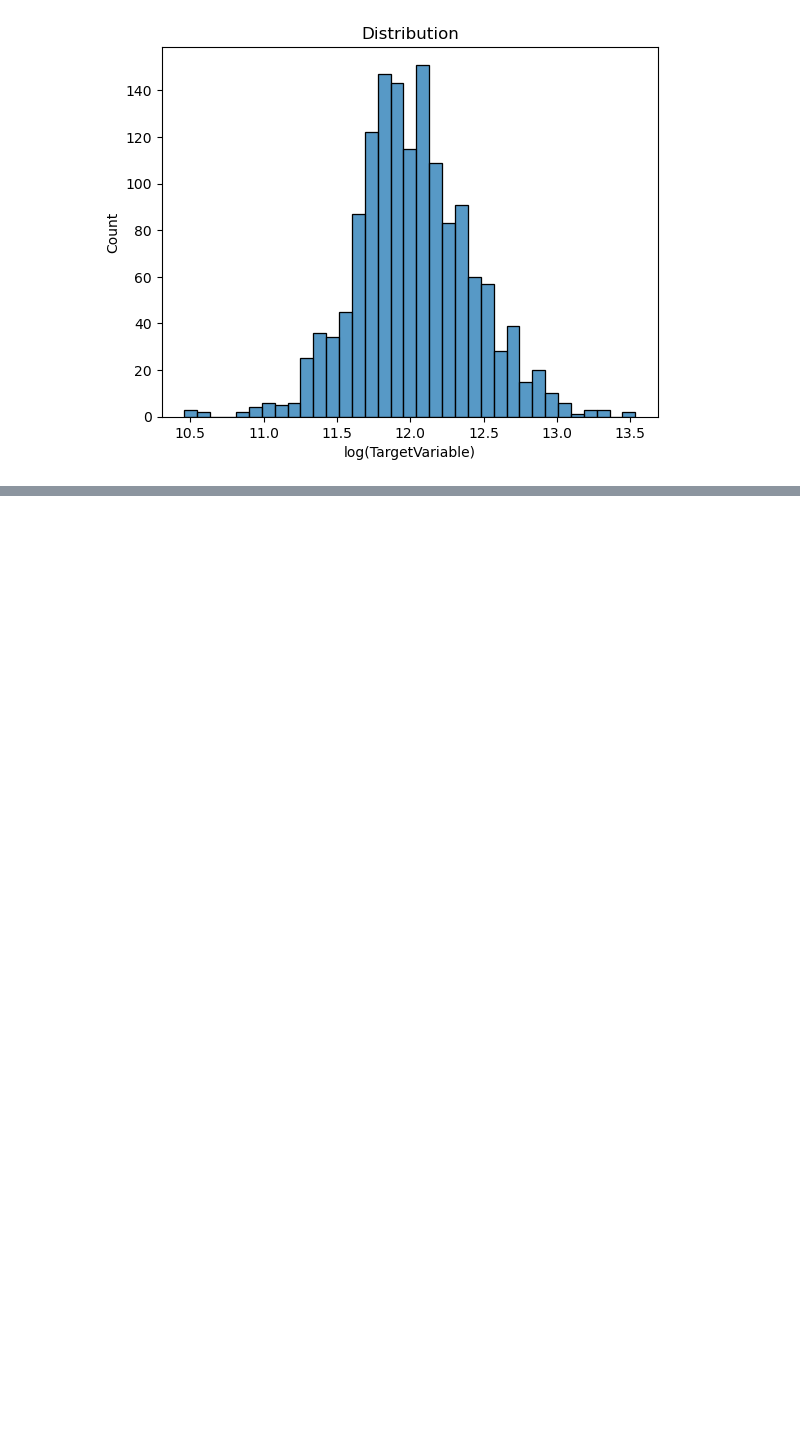
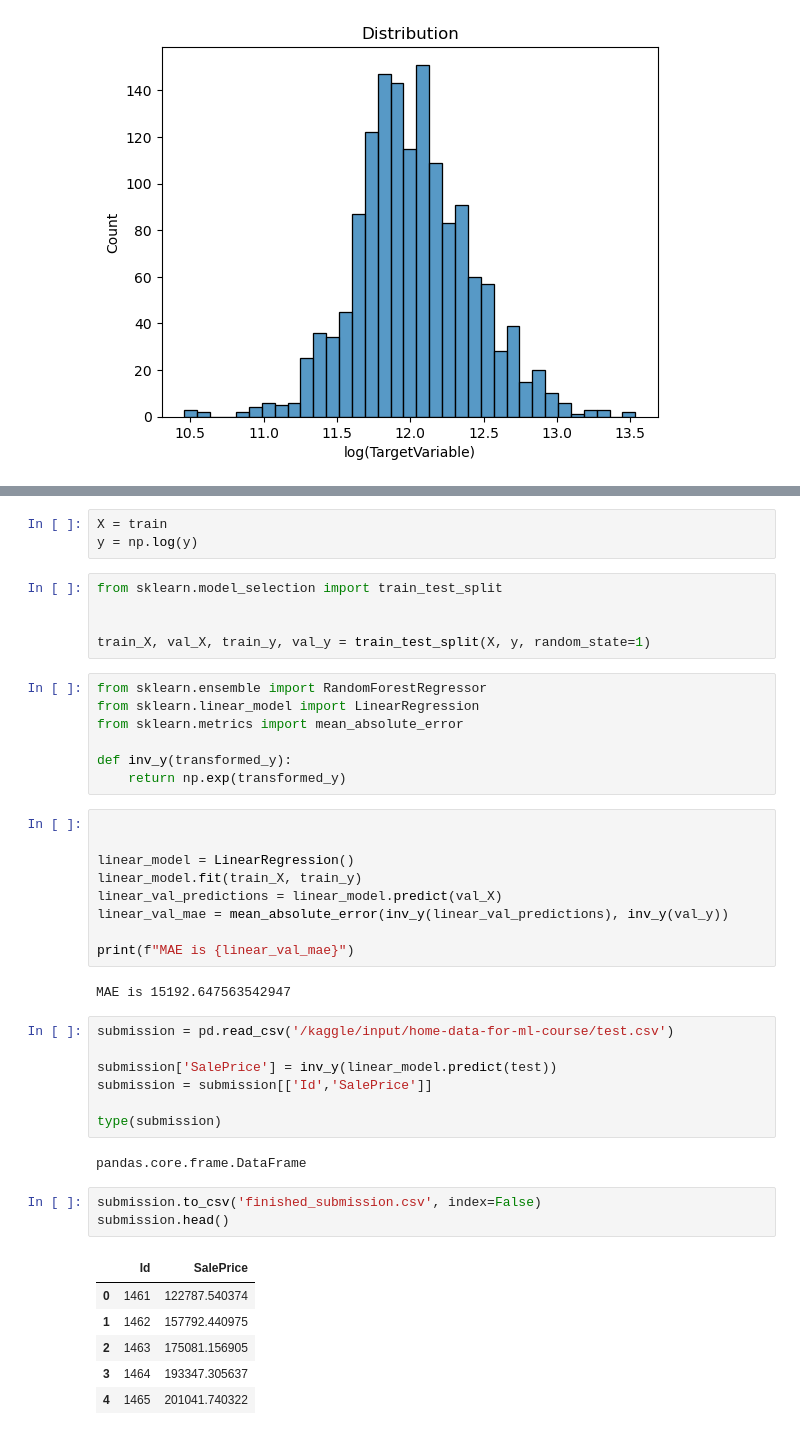
Before and after one commit to FarisKarim/HousingPricesPrediction, a Jupyter notebook: housingprices.ipynb, the cells around one changed output, grey strips where cells are left out. Saved outputs shown, nothing was run; the diff lists cells and outputs as text; blank space fills up the shorter version.

Commit message:
Kaggle Notebook | HousingPrices | Version 4

```diff
--- a/housingprices.ipynb
+++ b/housingprices.ipynb
@@ -281,0 +364,45 @@ Success!
+# %%
+X = train
+y = np.log(y)
+# %%
+from sklearn.model_selection import train_test_split
+
+
+train_X, val_X, train_y, val_y = train_test_split(X, y, random_state=1)
+# %%
+from sklearn.ensemble import RandomForestRegressor
+from sklearn.linear_model import LinearRegression
+from sklearn.metrics import mean_absolute_error
+
+def inv_y(transformed_y):
+    return np.exp(transformed_y)
+# %%
+
+
+linear_model = LinearRegression()
+linear_model.fit(train_X, train_y)
+linear_val_predictions = linear_model.predict(val_X)
+linear_val_mae = mean_absolute_error(inv_y(linear_val_predictions), inv_y(val_y))
+
+print(f"MAE is {linear_val_mae}")
+# %% [output]
+MAE is 15192.647563542947
+# %%
+submission = pd.read_csv('/kaggle/input/home-data-for-ml-course/test.csv')
+
+submission['SalePrice'] = inv_y(linear_model.predict(test))
+submission = submission[['Id','SalePrice']]
+
+type(submission)
+# %% [output]
+pandas.core.frame.DataFrame
+# %%
+submission.to_csv('finished_submission.csv', index=False)
+submission.head()
+# %% [output]
+|  | Id | SalePrice |
+| 0 | 1461 | 122787.540374 |
+| 1 | 1462 | 157792.440975 |
+| 2 | 1463 | 175081.156905 |
+| 3 | 1464 | 193347.305637 |
+| 4 | 1465 | 201041.740322 |
```
Also changed, not shown: parts of 18 cells of this notebook.
